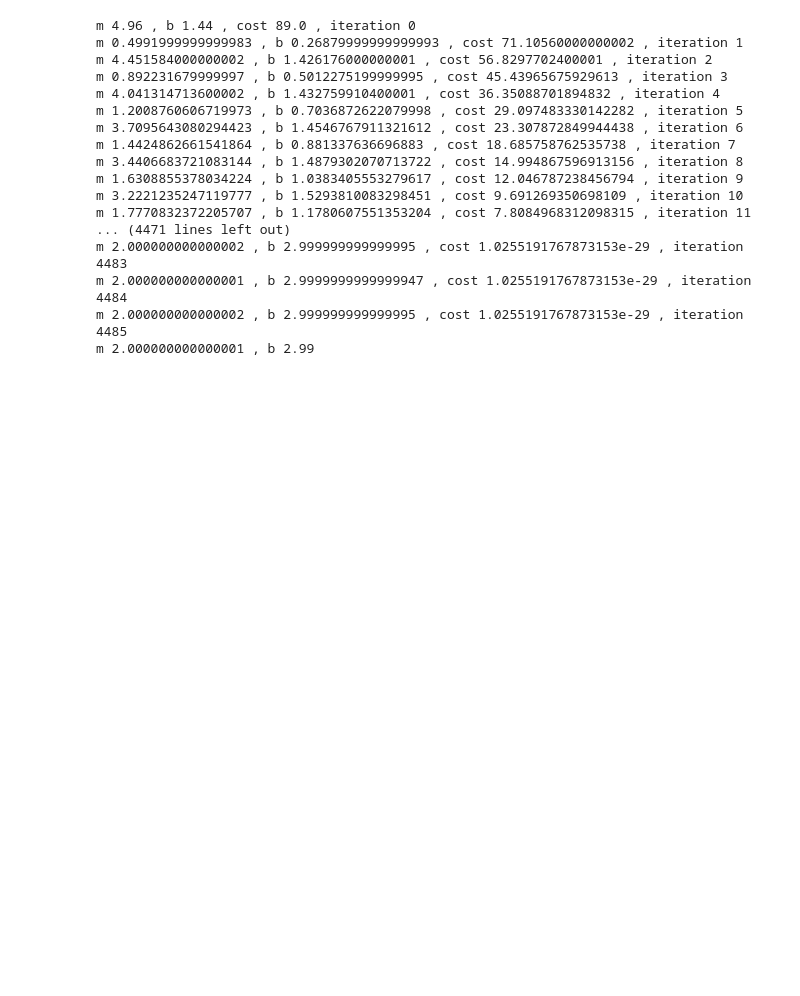
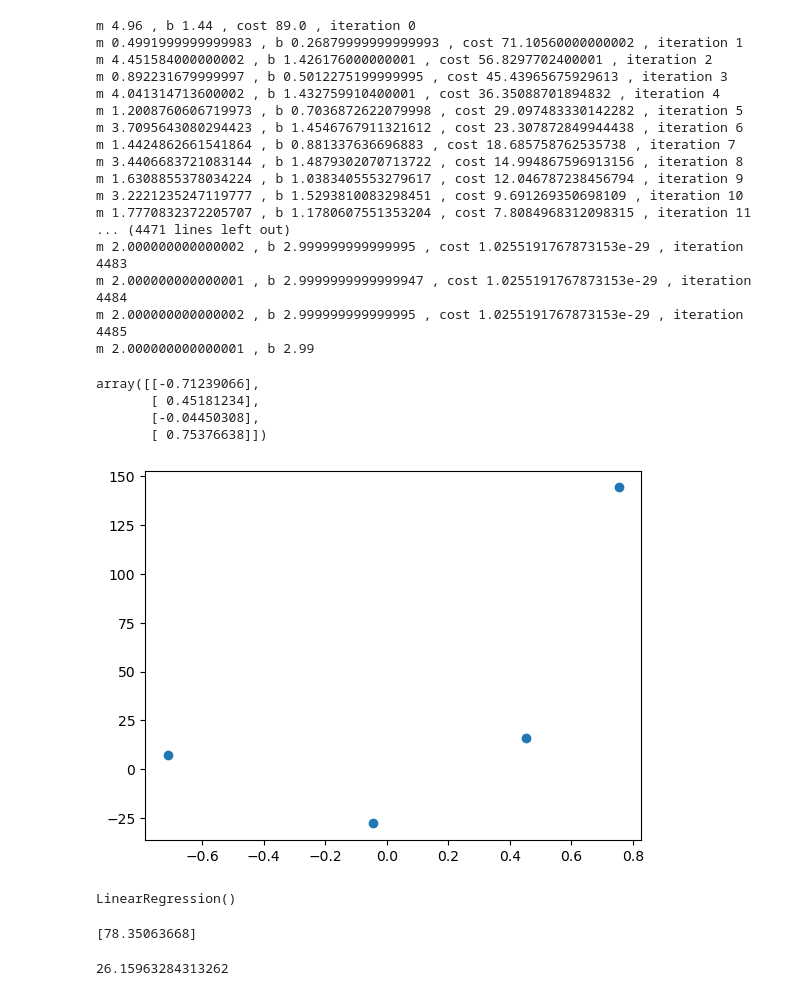
Before and after one commit to desaimann37/Deep-Learning, a Jupyter notebook: gradient_descent.ipynb, the cells around one changed output. Saved outputs shown, nothing was run; the diff lists cells and outputs as text; code cells hidden in the pictures; blank space fills up the shorter version.

```diff
--- a/gradient_descent.ipynb
+++ b/gradient_descent.ipynb
@@ -42,0 +46,12 @@ m 2.000000000000001 , b 2.99
+# %%
+X,y = make_regression(n_samples=4, n_features=1, n_informative=1, n_targets=1,noise=80,random_state=13)
+# %%
+import matplotlib.pyplot as plt
+plt.scatter(X,y)
+X
+# %% [output]
+array([[-0.71239066],
+       [ 0.45181234],
+       [-0.04450308],
+       [ 0.75376638]])
+[figure, added]
@@ -42,0 +60,13 @@ m 2.000000000000001 , b 2.99
+# %%
+reg = LinearRegression()
+reg.fit(X,y)
+# %% [output]
+LinearRegression()
+# %%
+print(reg.coef_)
+# %% [output]
+[78.35063668]
+# %%
+print(reg.intercept_)
+# %% [output]
+26.15963284313262
```
Also changed, not shown: parts of 13 cells of this notebook.
